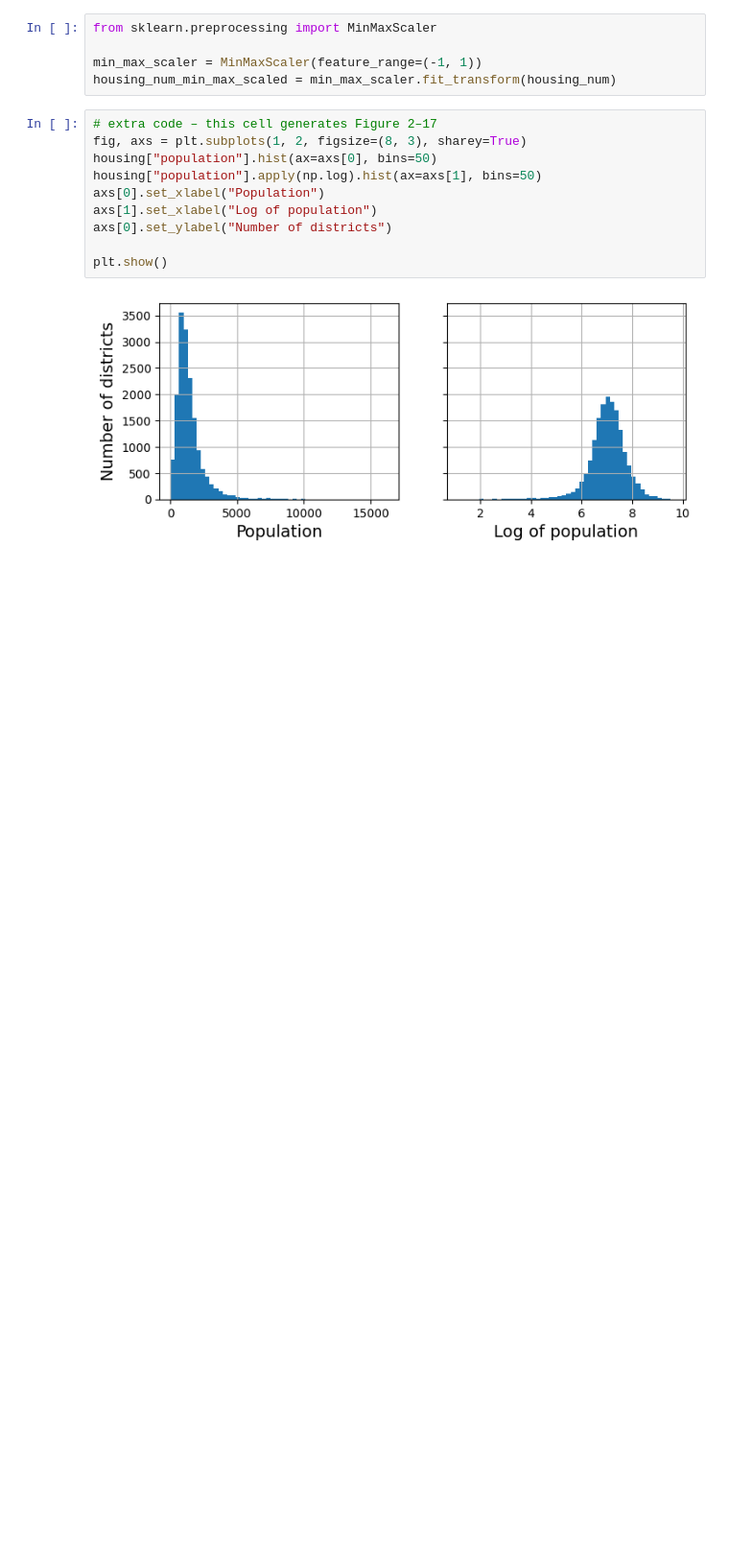
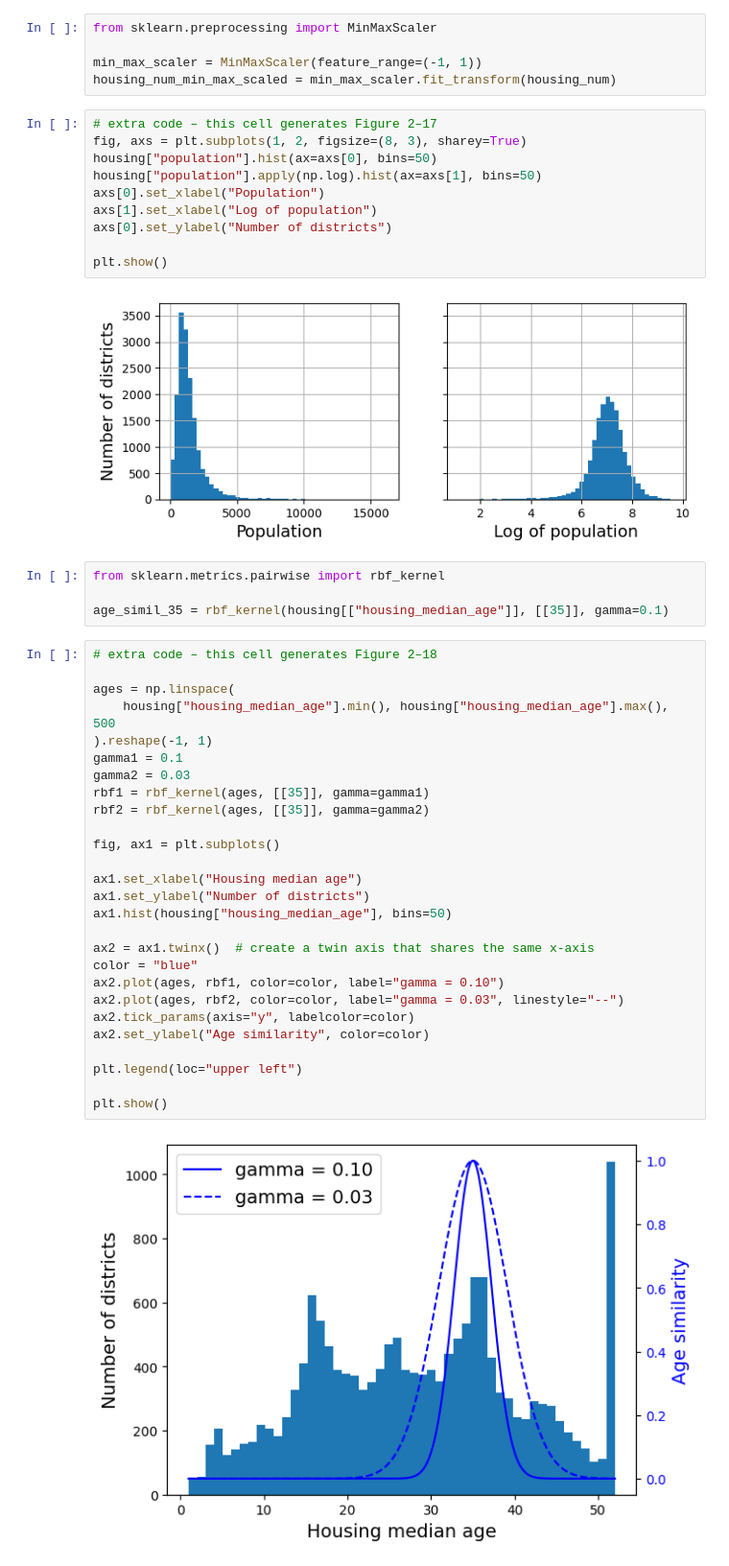
Before and after one commit to manthansinghshekhawat/learn-machine-learning, a Jupyter notebook: house_price_prediction.ipynb, the cells around one changed output. Shown: that part at 96% size. Saved outputs shown, nothing was run; the diff lists cells and outputs as text; blank space fills up the shorter version.

```diff
--- a/house_price_prediction.ipynb
+++ b/house_price_prediction.ipynb
@@ -432,3 +432,36 @@ axs[0].set_ylabel("Number of districts")
 plt.show()
 # %% [output]
 [figure]
+# %%
+from sklearn.metrics.pairwise import rbf_kernel
+
+age_simil_35 = rbf_kernel(housing[["housing_median_age"]], [[35]], gamma=0.1)
+# %%
+# extra code – this cell generates Figure 2–18
+
+ages = np.linspace(
+    housing["housing_median_age"].min(), housing["housing_median_age"].max(), 500
+).reshape(-1, 1)
+gamma1 = 0.1
+gamma2 = 0.03
+rbf1 = rbf_kernel(ages, [[35]], gamma=gamma1)
+rbf2 = rbf_kernel(ages, [[35]], gamma=gamma2)
+
+fig, ax1 = plt.subplots()
+
+ax1.set_xlabel("Housing median age")
+ax1.set_ylabel("Number of districts")
+ax1.hist(housing["housing_median_age"], bins=50)
+
+ax2 = ax1.twinx()  # create a twin axis that shares the same x-axis
+color = "blue"
+ax2.plot(ages, rbf1, color=color, label="gamma = 0.10")
+ax2.plot(ages, rbf2, color=color, label="gamma = 0.03", linestyle="--")
+ax2.tick_params(axis="y", labelcolor=color)
+ax2.set_ylabel("Age similarity", color=color)
+
+plt.legend(loc="upper left")
+
+plt.show()
+# %% [output]
+[figure, added]
```
Also changed, not shown: 1 other file.
